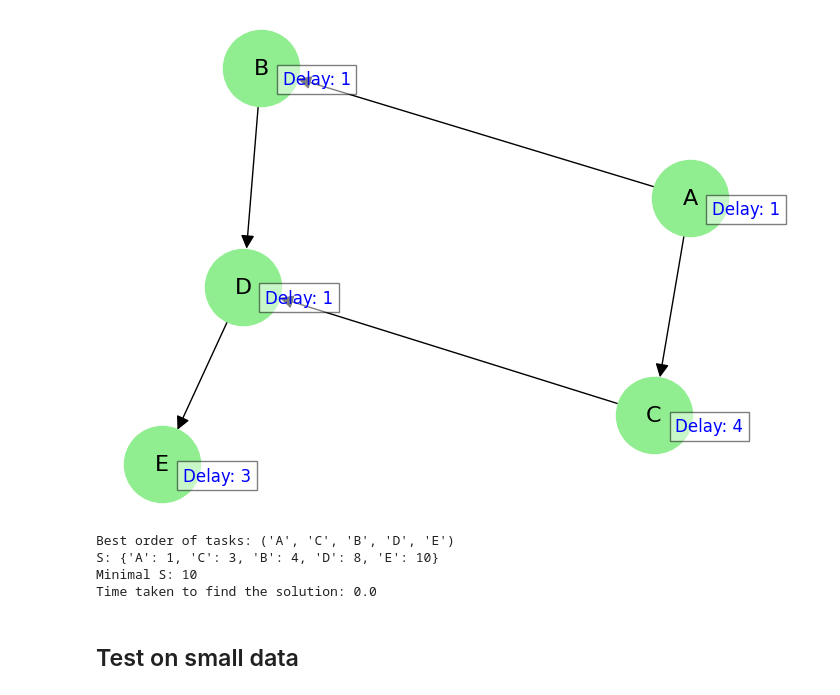
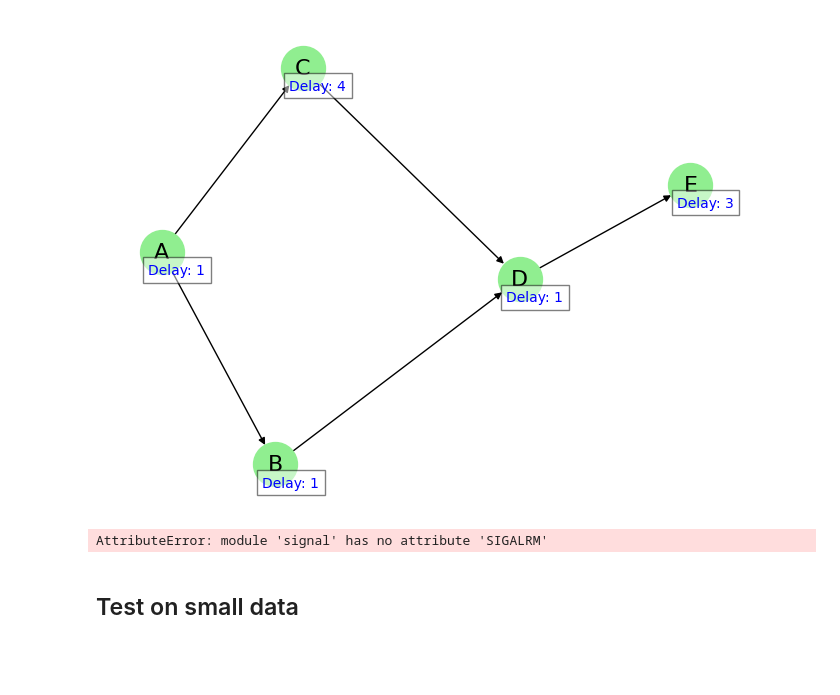
Before and after one commit to rexi12345/MPCSD, a Jupyter notebook: brute_force_alg.ipynb, the cells around one changed output. Cells and saved outputs as stored; diff of their text form; code cells hidden in the pictures; blank space fills up the shorter version.

Commit message:
refactoring code, handling exceptions

```diff
--- a/brute_force_alg.ipynb
+++ b/brute_force_alg.ipynb
@@ -17,7 +18,6 @@ def schedule_permutations(schedule):
         yield perm
 # %%
 def is_valid_schedule(schedule, edges):
-    """Check if the schedule respects the precedence constraints."""
     task_to_index = {task: index for index, task in enumerate(schedule)}
     for u, v in edges:
         if task_to_index[u] > task_to_index[v]:
@@ -47,5 +47,11 @@ def calculate_S(permutation, graph, delay, predak):
         S[node] = max_S
 
     return S, max(S.values())
+# %%
+class TimeoutException(Exception):
+    pass
+# %%
+def timeout_handler(signum, frame):
+    raise TimeoutException("Calculation failed due to timeout.")
 # %%
 #brute force alg
@@ -72,34 +86,26 @@ def draw_graph(tasks, edges, delays):
 
     G.add_nodes_from(tasks)
 
-    # Add edges with weights (delays)
     G.add_edges_from(edges)
 
-    # Define positions for nodes using a layout
     pos = nx.spring_layout(G)
 
-    # Draw the graph
-    nx.draw(G, pos, with_labels=True, node_color='lightgreen', node_size=3000, font_size=16, font_color='black', arrowstyle='-|>', arrowsize=20)
+    nx.draw(G, pos, with_labels=True, node_color='lightgreen', node_size=1000, font_size=16, font_color='black', arrowstyle='-|>', arrowsize=10)
 
-    # Draw the delays as separate text next to the nodes
     for node, (x, y) in pos.items():
-        plt.text(x + 0.09, y - 0.075, s=f"Delay: {delays[node]}", bbox=dict(facecolor='white', alpha=0.5), horizontalalignment='center', fontsize=12, color='blue')
+        plt.text(x + 0.05, y - 0.05, s=f"Delay: {delays[node]}", bbox=dict(facecolor='white', alpha=0.5), horizontalalignment='center', fontsize=10, color='blue')
 
-    # Show the plot
     plt.show()
 # %%
 tasks = ['A', 'B', 'C', 'D', 'E']
 edges = [('A', 'B'), ('A', 'C'), ('B', 'D'), ('C', 'D'), ('D', 'E')]
 delays = {'A': 1, 'B': 1, 'C': 4, 'D': 1, 'E': 3}
 draw_graph(tasks, edges, delays)
 
-order_of_tasks, S, result, time_taken = brute_force_alg(edges)
+order_of_tasks, S, result, time_taken = brute_force_alg(tasks, edges, delays, 10)
 # %% [output]
-[figure, old version]
+[figure, new version]
-Best order of tasks: ('A', 'C', 'B', 'D', 'E')
-S: {'A': 1, 'C': 3, 'B': 4, 'D': 8, 'E': 10}
-Minimal S: 10
-Time taken to find the solution: 0.0
+AttributeError: module 'signal' has no attribute 'SIGALRM'
 # %%
 def save_results(file, data):
     with open(file, 'w') as file:
```
Also changed, not shown: parts of 3 cells of this notebook.
